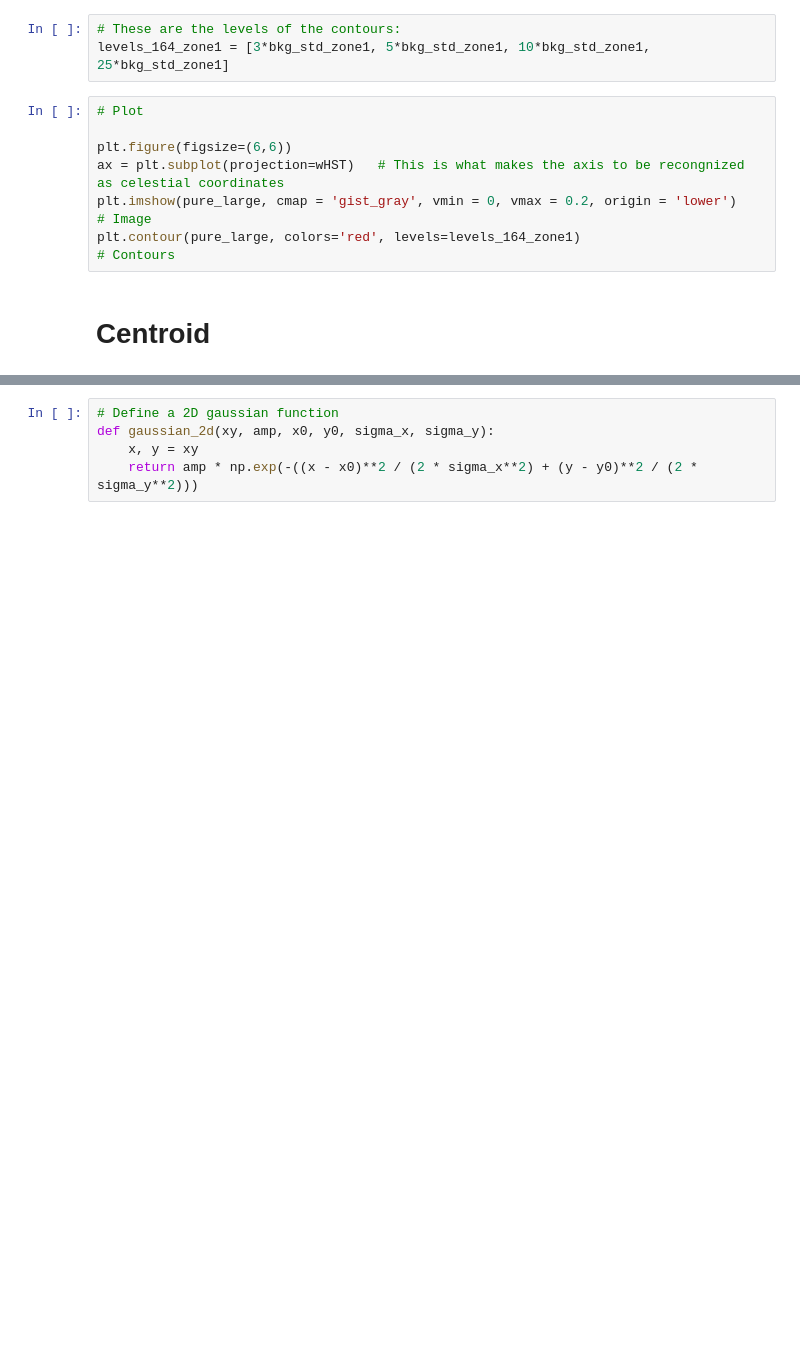
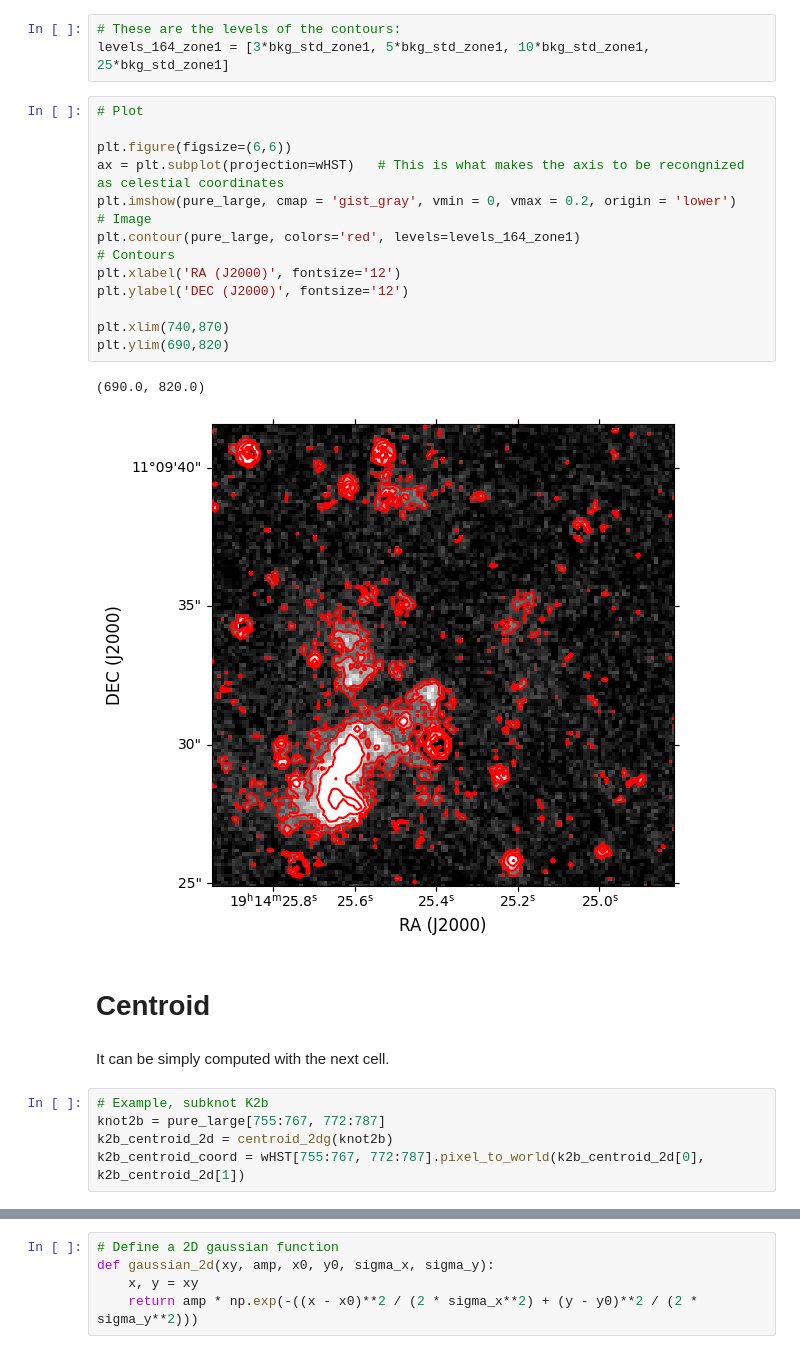
Before and after one commit to pablozurdi/Master-Thesis-Pablo-Ruiz, a Jupyter notebook: Knots_Ident_Charact.ipynb, the cells around one changed output, grey strips where cells are left out. Cells and saved outputs as stored; diff of their text form; blank space fills up the shorter version.

```diff
--- a/Knots_Ident_Charact.ipynb
+++ b/Knots_Ident_Charact.ipynb
@@ -202,9 +213,24 @@ levels_164_zone1 = [3*bkg_std_zone1, 5*bkg_std_zone1, 10*bkg_std_zone1, 25*bkg_s
 # %%
 # Plot
 
 plt.figure(figsize=(6,6))
 ax = plt.subplot(projection=wHST)   # This is what makes the axis to be recongnized as celestial coordinates
 plt.imshow(pure_large, cmap = 'gist_gray', vmin = 0, vmax = 0.2, origin = 'lower')    # Image
 plt.contour(pure_large, colors='red', levels=levels_164_zone1)                        # Contours
+plt.xlabel('RA (J2000)', fontsize='12')
+plt.ylabel('DEC (J2000)', fontsize='12')
+
+plt.xlim(740,870)
+plt.ylim(690,820)
+# %% [output]
+(690.0, 820.0)
+[figure, added]
 # %% [markdown]
 # Centroid
+# %% [markdown]
+It can be simply computed with the next cell.
+# %%
+# Example, subknot K2b
+knot2b = pure_large[755:767, 772:787]
+k2b_centroid_2d = centroid_2dg(knot2b)
+k2b_centroid_coord = wHST[755:767, 772:787].pixel_to_world(k2b_centroid_2d[0], k2b_centroid_2d[1])
```
Also changed, not shown: parts of 8 cells of this notebook.
